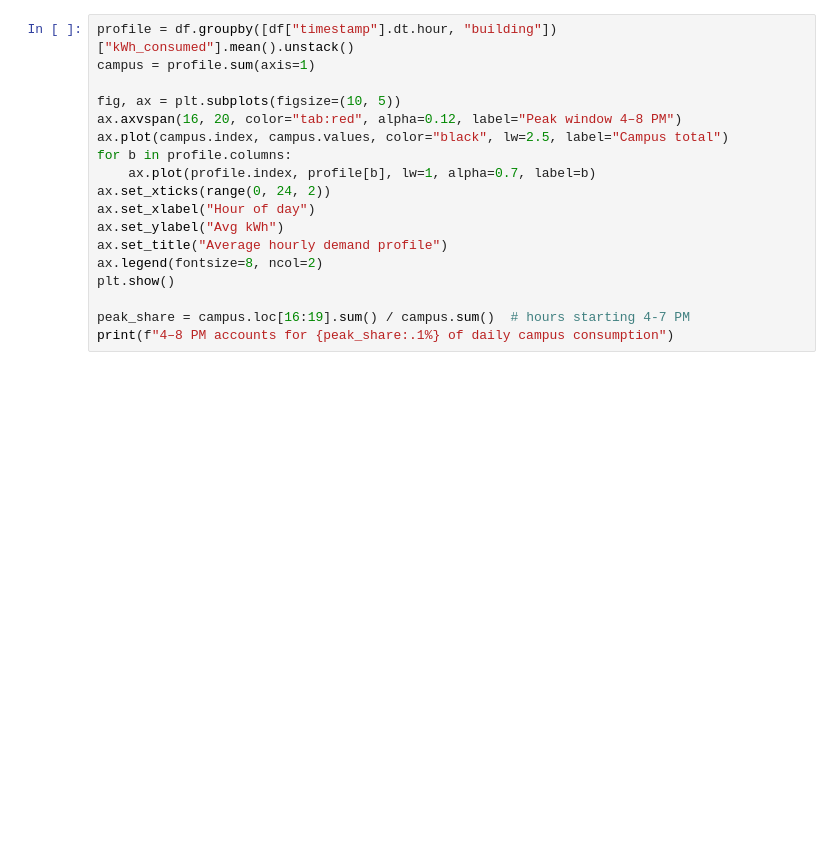
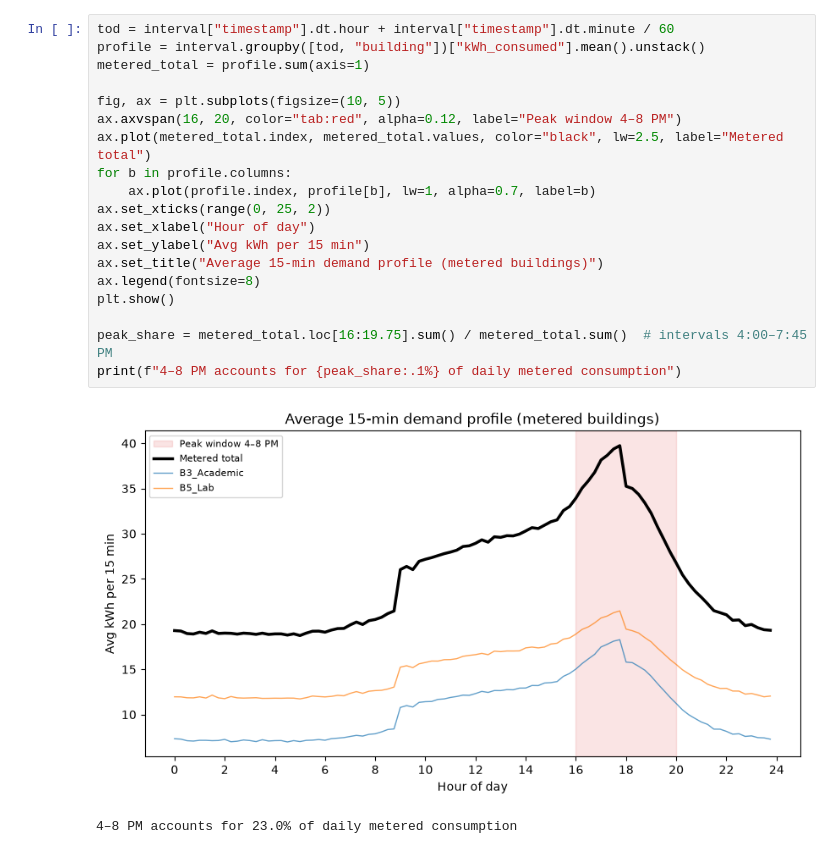
Before and after one commit to AkshatAgrawal946/tanacious, a Jupyter notebook: notebooks/01_baseline_eda.ipynb, the cells around one changed output. Saved outputs shown, nothing was run; the diff lists cells and outputs as text; blank space fills up the shorter version.

```diff
--- a/notebooks/01_baseline_eda.ipynb
+++ b/notebooks/01_baseline_eda.ipynb
@@ -50,18 +65,22 @@ Average load by hour of day, campus-wide and per building.
 # %%
-profile = df.groupby([df["timestamp"].dt.hour, "building"])["kWh_consumed"].mean().unstack()
-campus = profile.sum(axis=1)
+tod = interval["timestamp"].dt.hour + interval["timestamp"].dt.minute / 60
+profile = interval.groupby([tod, "building"])["kWh_consumed"].mean().unstack()
+metered_total = profile.sum(axis=1)
 
 fig, ax = plt.subplots(figsize=(10, 5))
 ax.axvspan(16, 20, color="tab:red", alpha=0.12, label="Peak window 4–8 PM")
-ax.plot(campus.index, campus.values, color="black", lw=2.5, label="Campus total")
+ax.plot(metered_total.index, metered_total.values, color="black", lw=2.5, label="Metered total")
 for b in profile.columns:
     ax.plot(profile.index, profile[b], lw=1, alpha=0.7, label=b)
-ax.set_xticks(range(0, 24, 2))
+ax.set_xticks(range(0, 25, 2))
 ax.set_xlabel("Hour of day")
-ax.set_ylabel("Avg kWh")
-ax.set_title("Average hourly demand profile")
-ax.legend(fontsize=8, ncol=2)
+ax.set_ylabel("Avg kWh per 15 min")
+ax.set_title("Average 15-min demand profile (metered buildings)")
+ax.legend(fontsize=8)
 plt.show()
 
-peak_share = campus.loc[16:19].sum() / campus.sum()  # hours starting 4-7 PM
-print(f"4–8 PM accounts for {peak_share:.1%} of daily campus consumption")
+peak_share = metered_total.loc[16:19.75].sum() / metered_total.sum()  # intervals 4:00–7:45 PM
+print(f"4–8 PM accounts for {peak_share:.1%} of daily metered consumption")
+# %% [output]
+[figure, added]
+4–8 PM accounts for 23.0% of daily metered consumption
```
Also changed, not shown: parts of 8 cells of this notebook, 6 other files.
